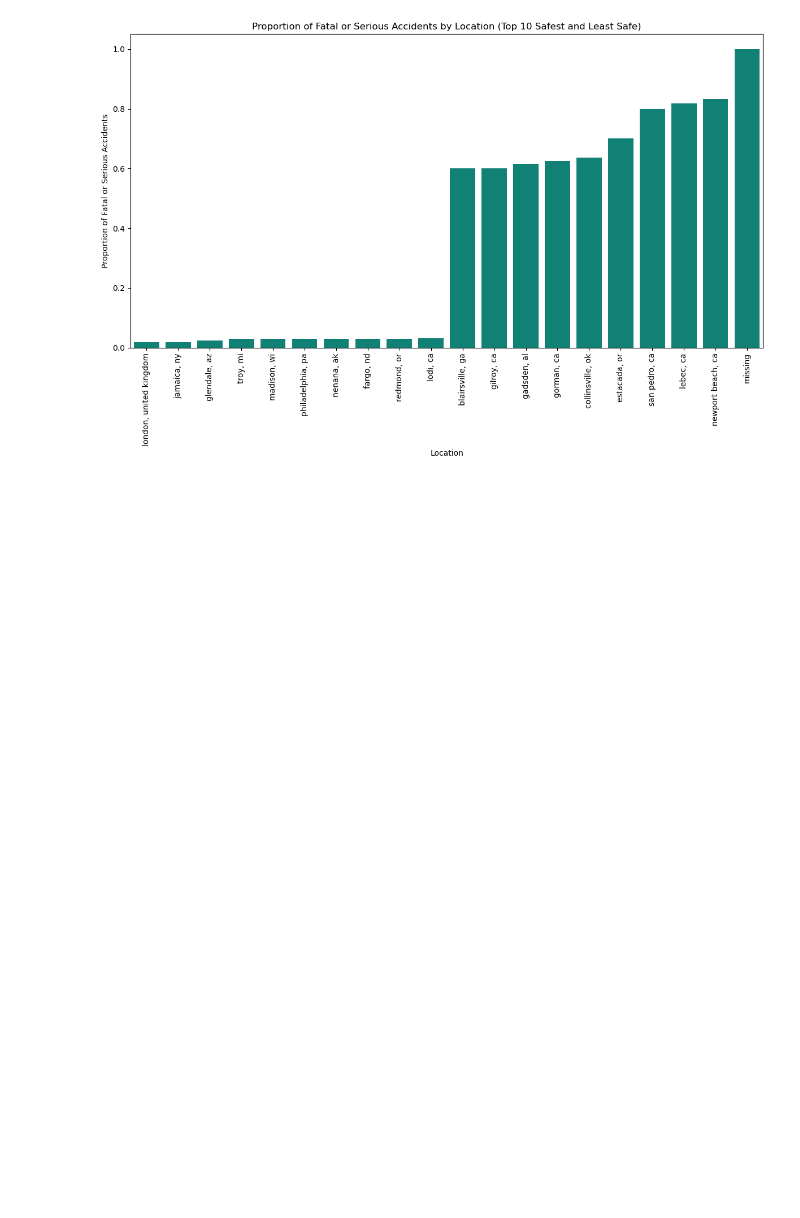
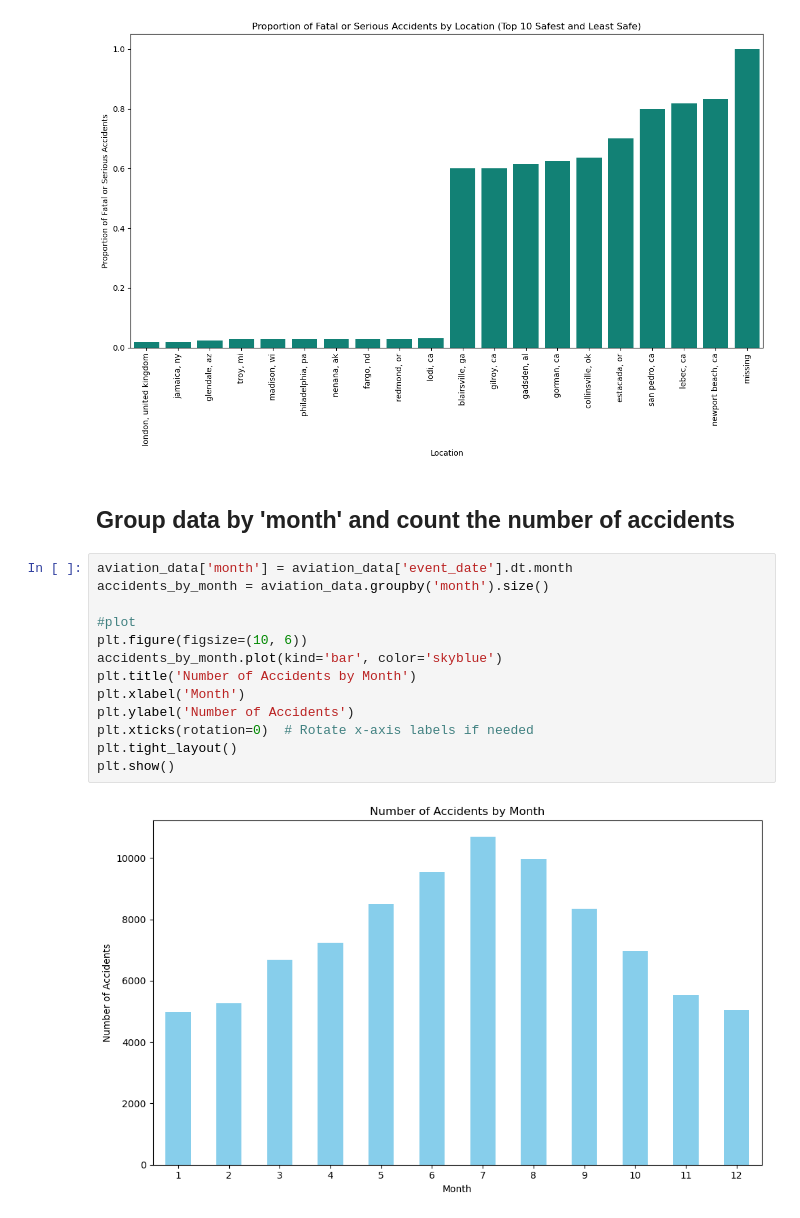
Before and after one commit to emmascotson/aviation-venture-risk-eda, a Jupyter notebook: aviation-venture-risk-eda.ipynb, the cells around one changed output. Cells and saved outputs as stored; diff of their text form; blank space fills up the shorter version.

```diff
--- a/aviation-venture-risk-eda.ipynb
+++ b/aviation-venture-risk-eda.ipynb
@@ -3661,6 +3691,23 @@ newport beach, ca    12
 missing              17
 dtype: int64
 [figure]
+# %% [markdown]
+## Group data by 'month' and count the number of accidents
+# %%
+aviation_data['month'] = aviation_data['event_date'].dt.month
+accidents_by_month = aviation_data.groupby('month').size()
+
+#plot
+plt.figure(figsize=(10, 6))
+accidents_by_month.plot(kind='bar', color='skyblue')
+plt.title('Number of Accidents by Month')
+plt.xlabel('Month')
+plt.ylabel('Number of Accidents')
+plt.xticks(rotation=0)  # Rotate x-axis labels if needed
+plt.tight_layout()
+plt.show()
+# %% [output]
+[figure, added]
 # %% [markdown]
 # Final Conclusions
 
```
Also changed, not shown: parts of 2 cells of this notebook, 1 other file.
